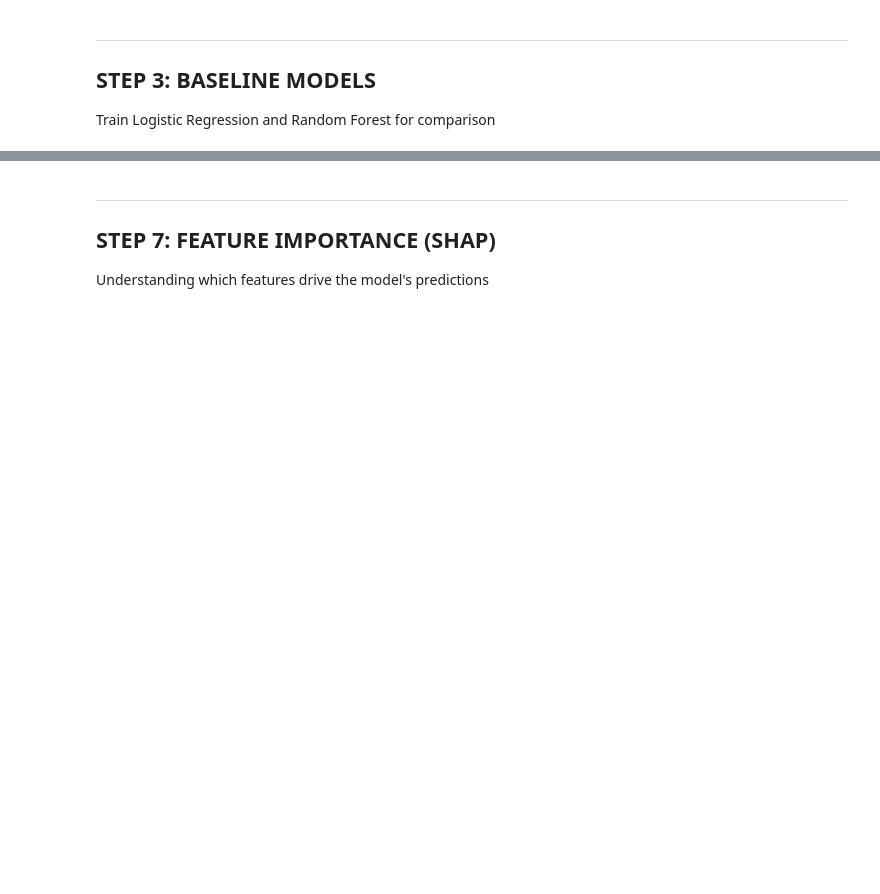
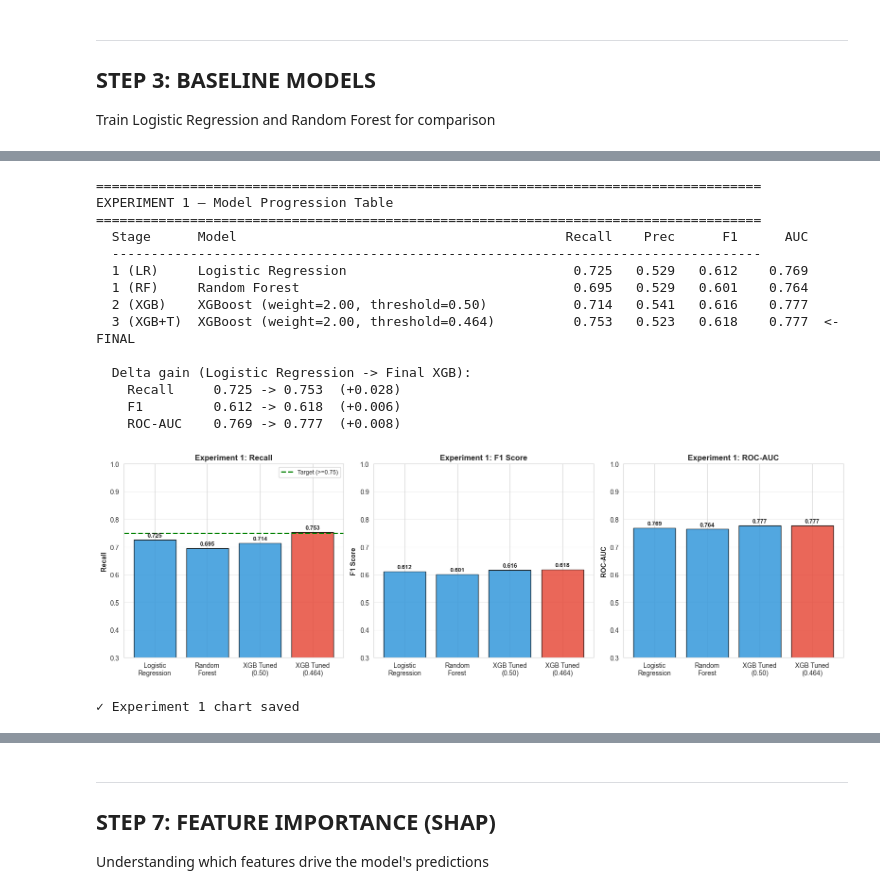
Before and after one commit to Gabriel-mdv/child-stunting-prediction-in-SSAFRICA, a Jupyter notebook: 2_model_training.ipynb, the cells around one changed output, grey strips where cells are left out. Drawn from its saved outputs; the diff is of its cells as text; code cells hidden in the pictures; blank space fills up the shorter version.

Commit message:
after detailed summary

```diff
--- a/2_model_training.ipynb
+++ b/2_model_training.ipynb
@@ -589,12 +699,0 @@ Compare all models: Baselines vs XGBoost variants
-# %%
-all_results = baseline_results + all_xgb_results
-
-print(f"\n{'='*55}")
-print("OVERALL MODEL COMPARISON SUMMARY")
-print(f"{'='*55}")
-print(f"{'Model':<40} {'Recall':>8} {'F1':>8} {'ROC-AUC':>10}")
-print("-" * 70)
-for r in all_results:
-    marker = " *" if r['name'] == best['name'] else ""
-    print(f"{r['name']:<40} {r['recall']:>8.3f} {r['f1']:>8.3f} {r['roc_auc']:>10.3f}{marker}")
-print("\n  * = final deployed model")
@@ -641,0 +706,68 @@ print("\n✓ Model comparison chart saved")
+# %%
+# Experiment 1: Model Progression Table + Plot
+exp1_results = baseline_results + [best_default, best]
+all_results  = exp1_results    # used by downstream STEP 6 cells
+
+print(f"\n{'='*85}")
+print("EXPERIMENT 1 — Model Progression Table")
+print(f"{'='*85}")
+print(f"  {'Stage':<10} {'Model':<45} {'Recall':>7} {'Prec':>7} {'F1':>7} {'AUC':>8}")
+print("  " + "-" * 83)
+stages = ['1 (LR)', '1 (RF)', '2 (XGB)', '3 (XGB+T)']
+for stage, r in zip(stages, exp1_results):
+    mark = "  <- FINAL" if r['name'] == best['name'] else ""
+    print(f"  {stage:<10} {r['name']:<45} {r['recall']:>7.3f} {r['precision']:>7.3f} {r['f1']:>7.3f} {r['roc_auc']:>8.3f}{mark}")
+
+lr_r = baseline_results[0]
+print(f"\n  Delta gain (Logistic Regression -> Final XGB):")
+for lbl, k in [('Recall', 'recall'), ('F1', 'f1'), ('ROC-AUC', 'roc_auc')]:
+    print(f"    {lbl:<10} {lr_r[k]:.3f} -> {best[k]:.3f}  ({best[k]-lr_r[k]:+.3f})")
+
+# Bar chart
+short_names = [
+    'Logistic\nRegression', 'Random\nForest',
+    'XGB Tuned\n(0.50)', f'XGB Tuned\n({optimal_threshold:.3f})'
+]
+best_idx = len(exp1_results) - 1
+clrs     = ['#e74c3c' if i == best_idx else '#3498db' for i in range(len(exp1_results))]
+
+fig, axes = plt.subplots(1, 3, figsize=(16, 5))
+for ax, key, title, target in zip(
+    axes,
+    ['recall', 'f1', 'roc_auc'],
+    ['Recall', 'F1 Score', 'ROC-AUC'],
+    [RECALL_TARGET, None, None]
+):
+    vals = [r[key] for r in exp1_results]
+    bars = ax.bar(short_names, vals, color=clrs, alpha=0.85, edgecolor='black')
+    if target:
+        ax.axhline(target, color='green', linestyle='--', lw=2, label=f'Target (>={target})')
+        ax.legend(fontsize=9)
+    ax.set_title(f'Experiment 1: {title}', fontweight='bold', fontsize=12)
+    ax.set_ylabel(title, fontweight='bold')
+    ax.set_ylim([0.3, 1.0]); ax.grid(alpha=0.3, axis='y')
+    for bar, val in zip(bars, vals):
+        ax.text(bar.get_x() + bar.get_width()/2, bar.get_height() + 0.01,
+                f'{val:.3f}', ha='center', fontsize=9, fontweight='bold')
+
+plt.tight_layout()
+plt.savefig(os.path.join(MODELS_DIR, '03_exp1_model_progression.png'), dpi=150, bbox_inches='tight')
+plt.show()
+print("\u2713 Experiment 1 chart saved")
+# %% [output]
+=====================================================================================
+EXPERIMENT 1 — Model Progression Table
+=====================================================================================
+  Stage      Model                                          Recall    Prec      F1      AUC
+  -----------------------------------------------------------------------------------
+  1 (LR)     Logistic Regression                             0.725   0.529   0.612    0.769
+  1 (RF)     Random Forest                                   0.695   0.529   0.601    0.764
+  2 (XGB)    XGBoost (weight=2.00, threshold=0.50)           0.714   0.541   0.616    0.777
+  3 (XGB+T)  XGBoost (weight=2.00, threshold=0.464)          0.753   0.523   0.618    0.777  <- FINAL
+
+  Delta gain (Logistic Regression -> Final XGB):
+    Recall     0.725 -> 0.753  (+0.028)
+    F1         0.612 -> 0.618  (+0.006)
+    ROC-AUC    0.769 -> 0.777  (+0.008)
+[figure, added]
+✓ Experiment 1 chart saved
```
Also changed, not shown: parts of 39 cells of this notebook, 14 other files.
